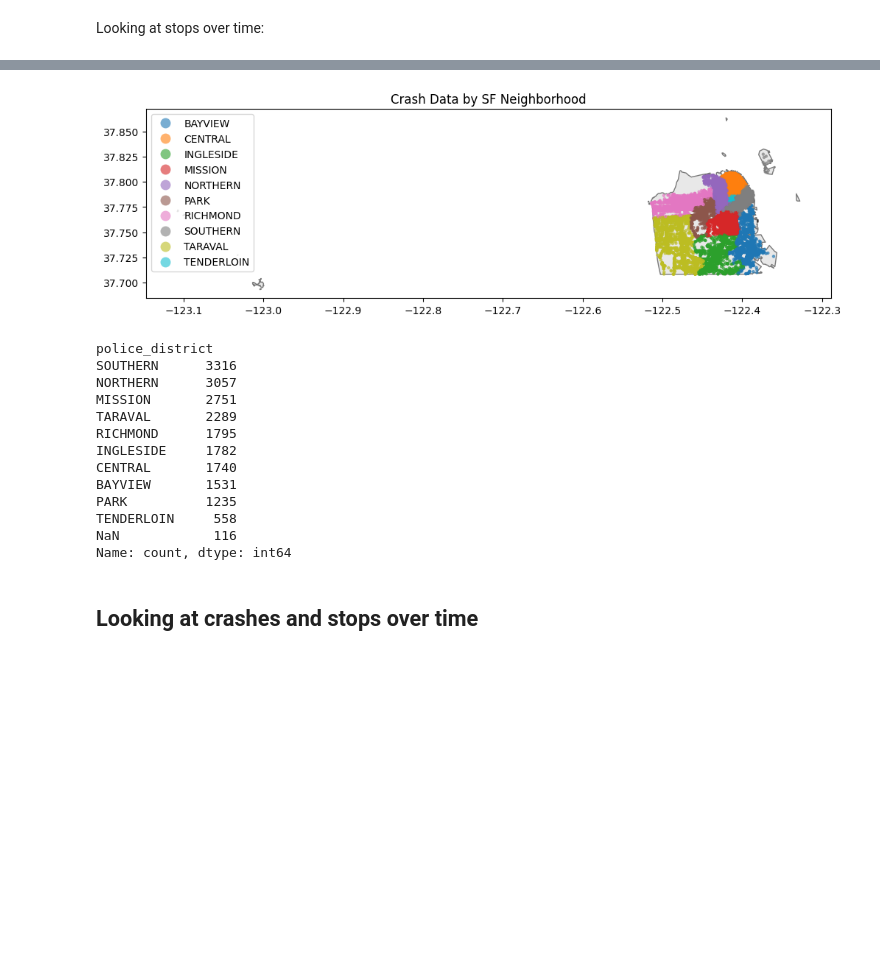
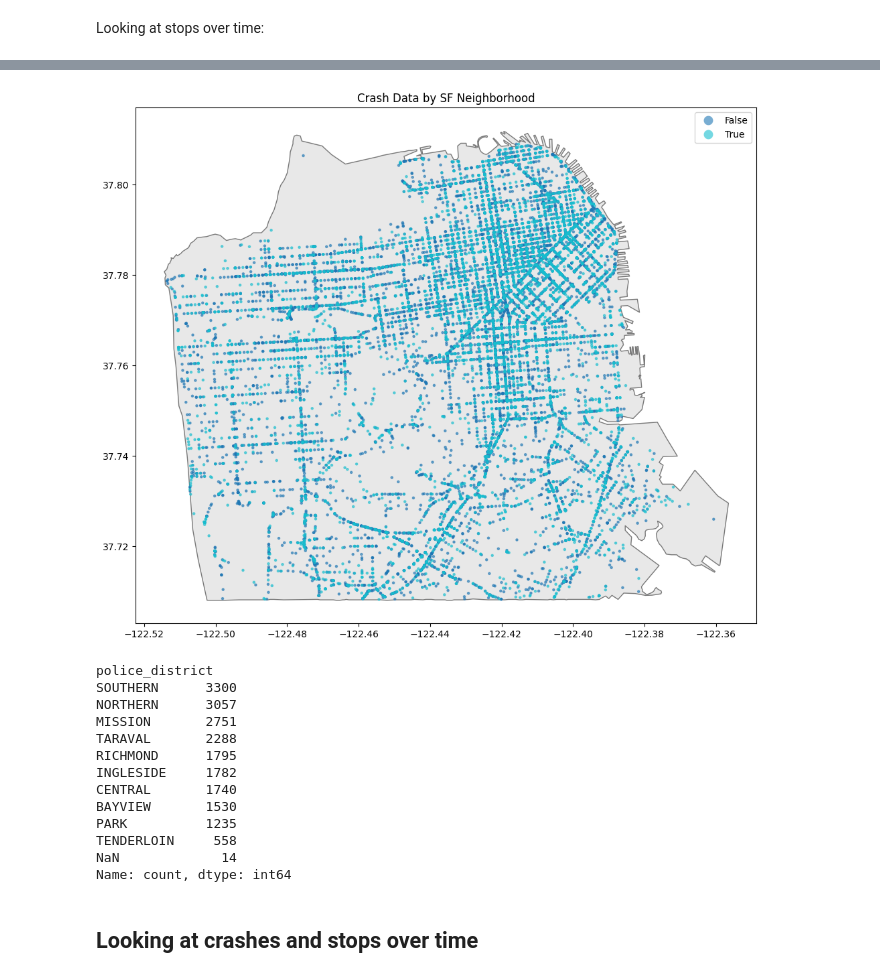
Before and after one commit to utexas-SDS-357/sds357-project-sp26-con-founders, a Jupyter notebook: Preprocessing/sf_analysis.ipynb, the cells around one changed output, grey strips where cells are left out. Cells and saved outputs as stored; diff of their text form; code cells hidden in the pictures; blank space fills up the shorter version.

```diff
--- a/Preprocessing/sf_analysis.ipynb
+++ b/Preprocessing/sf_analysis.ipynb
@@ -205,3 +247,8 @@ plt.show()
 [figure]
 # %% [markdown]
 ## Preprocess Non Location Variables
+# %%
+# Filtering time range from 2010 - 2016
+stops_clean['date'] = pd.to_datetime(stops_clean['date'])
+stops_clean = stops_clean[(stops_clean['date'].dt.year >= 2010) & (stops_clean['date'].dt.year <= 2016)]
+stops_clean.count()
@@ -248,0 +354,14 @@ stops_clean = stops_clean.dropna(subset = ['subject_age', 'time', 'district'])
+# %%
+# filter city to county of interest
+counties_of_interest = ["San Francisco"]
+
+# get number of coordinates within bounds
+city_filtered = city_boundaries[city_boundaries['county'].isin(counties_of_interest)]
+print("Total points:", len(stops_df))
+
+min_x = city_filtered.total_bounds[0]
+max_x = city_filtered.total_bounds[2]
+min_y = city_filtered.total_bounds[1]
+max_y = city_filtered.total_bounds[3]
+
+print(f"Longitude: {min_x}, {max_x}\nLatitude: {min_y}, {max_y}")
@@ -248,0 +408,9 @@ stops_clean = stops_clean.dropna(subset = ['subject_age', 'time', 'district'])
+# %%
+import datetime as dt
+
+crash_clean['collision_datetime'] = pd.to_datetime(crash_clean['collision_datetime'])
+crash_clean['year'] = crash_clean['collision_datetime'].dt.year
+
+crash_clean = crash_clean[crash_clean['collision_datetime'] > pd.to_datetime("January 1st, 2010")]
+crash_clean = crash_clean[crash_clean['collision_datetime'] < pd.to_datetime("July 1st, 2016")]
+crash_clean["Vision Zero"] = crash_clean['collision_datetime'] > pd.to_datetime("March 18th, 2014")
@@ -248,0 +421,12 @@ stops_clean = stops_clean.dropna(subset = ['subject_age', 'time', 'district'])
+# %%
+census_boundaries = census_boundaries.to_crs(crash_clean.crs)
+
+crash_clean = crash_clean.drop(columns=["index_right"], errors="ignore")
+census_boundaries = census_boundaries.drop(columns=["index_right"], errors="ignore")
+
+crash_clean = gpd.sjoin(
+    crash_clean,
+    census_boundaries,
+    how="left",
+    predicate="within"
+)
@@ -406,27 +585,27 @@ Index(['raw_row_number', 'date', 'time', 'location', 'lat', 'lng', 'district',
 # %%
 # see what data looks like when outcome = NA (none of warning, citation, arrest)
 fig, ax = plt.subplots(figsize=(12, 10))
 city_boundaries_filt.plot(ax=ax, color='lightgray', edgecolor='black', alpha=0.5)
-crash_df.plot(ax=ax, column='police_district', markersize=5, alpha=0.6, legend=True, categorical=True)
+crash_clean.plot(ax=ax, column='Vision Zero', markersize=5, alpha=0.6, legend=True, categorical=True)
 plt.title("Crash Data by SF Neighborhood")
 plt.show()
 # %% [output]
-[figure, old version]
+[figure, new version]
 # %%
-crash_df['police_district'].value_counts(dropna=False)
+crash_clean['police_district'].value_counts(dropna=False)
 # %% [output]
 police_district
-SOUTHERN      3316
+SOUTHERN      3300
 NORTHERN      3057
 MISSION       2751
-TARAVAL       2289
+TARAVAL       2288
 RICHMOND      1795
 INGLESIDE     1782
 CENTRAL       1740
-BAYVIEW       1531
+BAYVIEW       1530
 PARK          1235
 TENDERLOIN     558
-NaN            116
+NaN             14
 Name: count, dtype: int64
 # %% [markdown]
 ## Looking at crashes and stops over time
```
Also changed, not shown: parts of 44 cells of this notebook.
